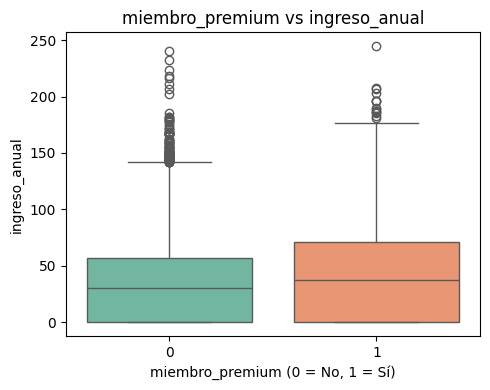
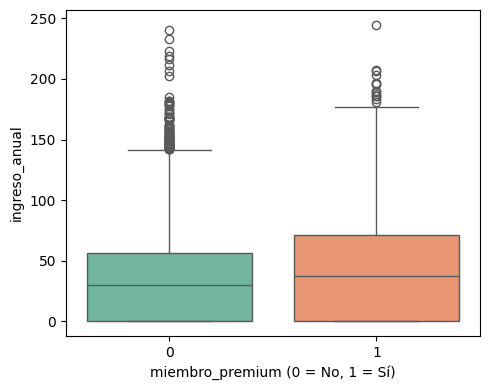
Unified diff of the notebook cell whose output changed from the first chart to the second:
--- before
+++ after
@@ -1,6 +1,5 @@
 fig, ax = plt.subplots(figsize=(5, 4))
 
-sns.boxplot(data=df, x='miembro_premium', y='ingreso_anual', palette='Set2', ax=ax)
-ax.set_title('miembro_premium vs ingreso_anual')
+sns.boxplot(data=df, x='miembro_premium', y='ingreso_anual', hue='miembro_premium', palette='Set2', legend=False, ax=ax)
 ax.set_xlabel('miembro_premium (0 = No, 1 = Sí)')
 ax.set_ylabel('ingreso_anual')

Commit: fix: update boxplot palette parameter